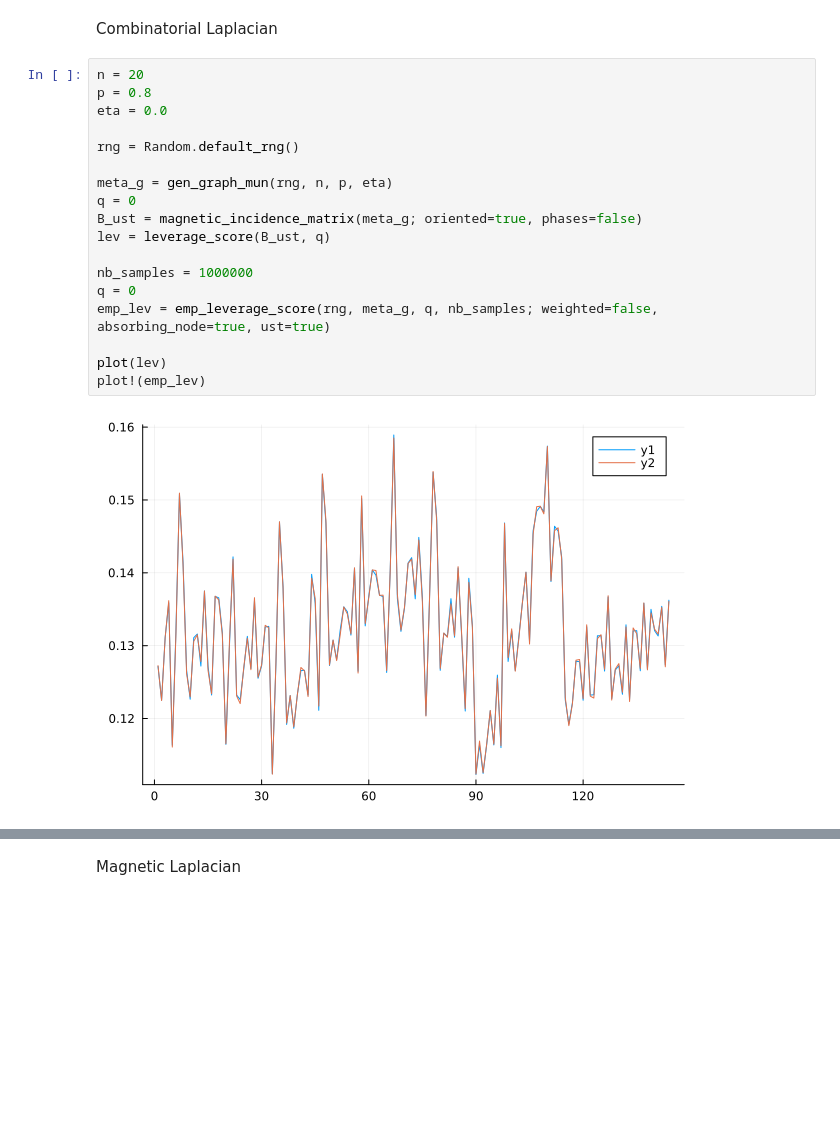
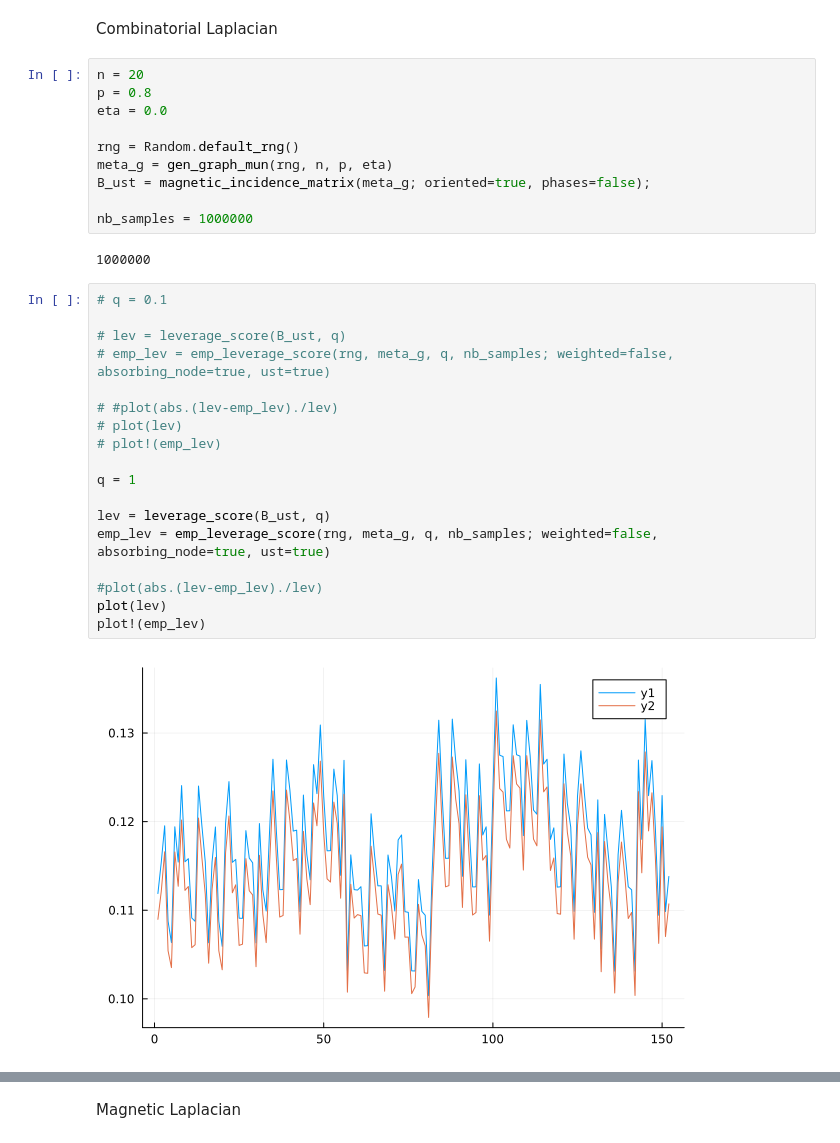
Before and after one commit to For-a-few-DPPs-more/MagneticLaplacianSparsifier.jl, a Jupyter notebook: notebooks/demo_lev_scores.ipynb, the cells around one changed output, grey strips where cells are left out. Cells and saved outputs as stored; diff of their text form; blank space fills up the shorter version.

```diff
--- a/notebooks/demo_lev_scores.ipynb
+++ b/notebooks/demo_lev_scores.ipynb
@@ -11,17 +11,29 @@ p = 0.8
 eta = 0.0
 
 rng = Random.default_rng()
-
 meta_g = gen_graph_mun(rng, n, p, eta)
-q = 0
-B_ust = magnetic_incidence_matrix(meta_g; oriented=true, phases=false)
-lev = leverage_score(B_ust, q)
+B_ust = magnetic_incidence_matrix(meta_g; oriented=true, phases=false);
 
 nb_samples = 1000000
-q = 0
-emp_lev = emp_leverage_score(rng, meta_g, q, nb_samples; weighted=false, absorbing_node=true, ust=true)
-
-plot(lev)
-plot!(emp_lev)
 # %% [output]
-[figure, removed]
+1000000
+# %%
+# q = 0.1
+
+# lev = leverage_score(B_ust, q)
+# emp_lev = emp_leverage_score(rng, meta_g, q, nb_samples; weighted=false, absorbing_node=true, ust=true)
+
+# #plot(abs.(lev-emp_lev)./lev)
+# plot(lev)
+# plot!(emp_lev)
+
+q = 1
+
+lev = leverage_score(B_ust, q)
+emp_lev = emp_leverage_score(rng, meta_g, q, nb_samples; weighted=false, absorbing_node=true, ust=true)
+
+#plot(abs.(lev-emp_lev)./lev)
+plot(lev)
+plot!(emp_lev)
+# %% [output]
+[figure, added]
```
Also changed, not shown: parts of 2 cells of this notebook, 3 other files.
